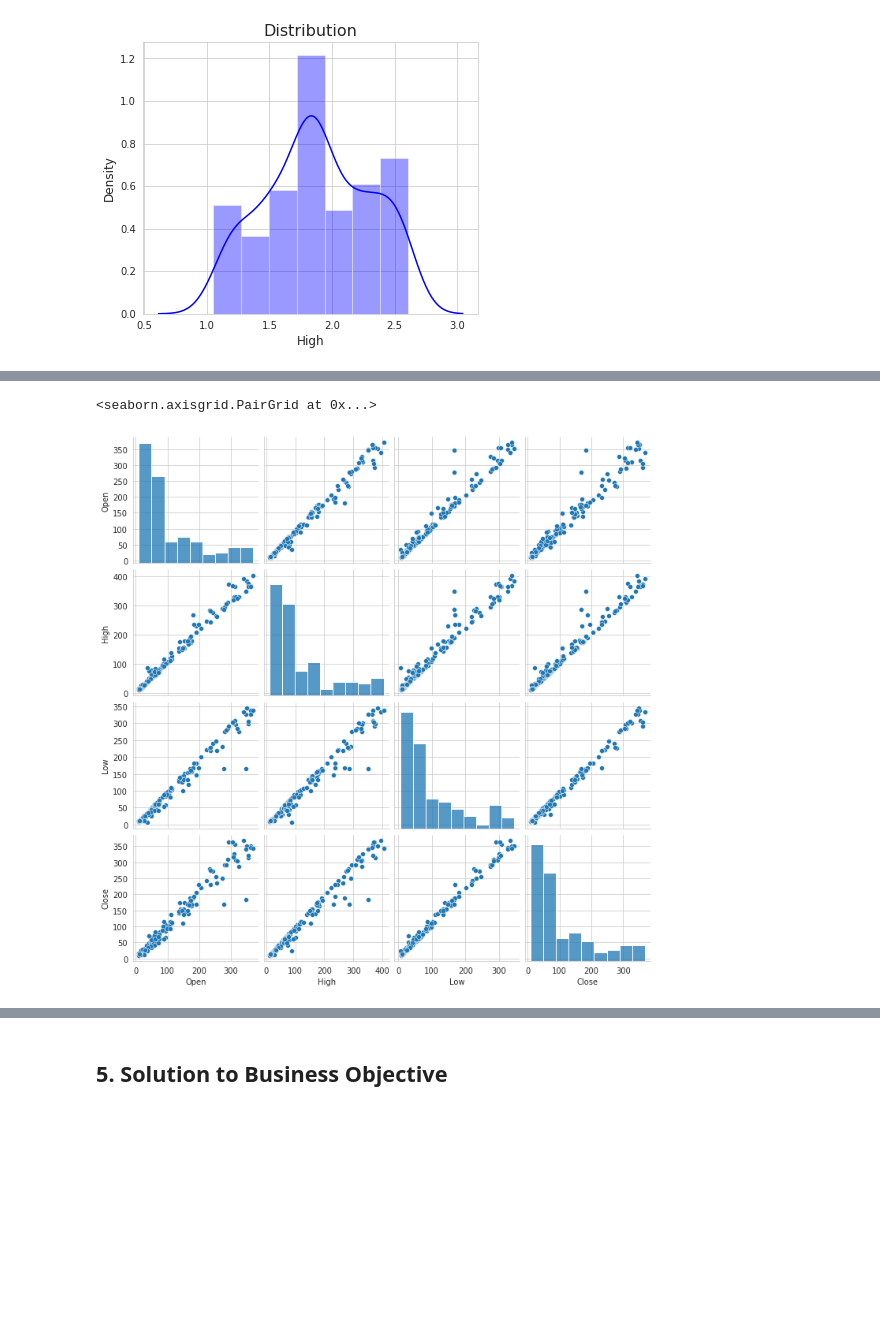
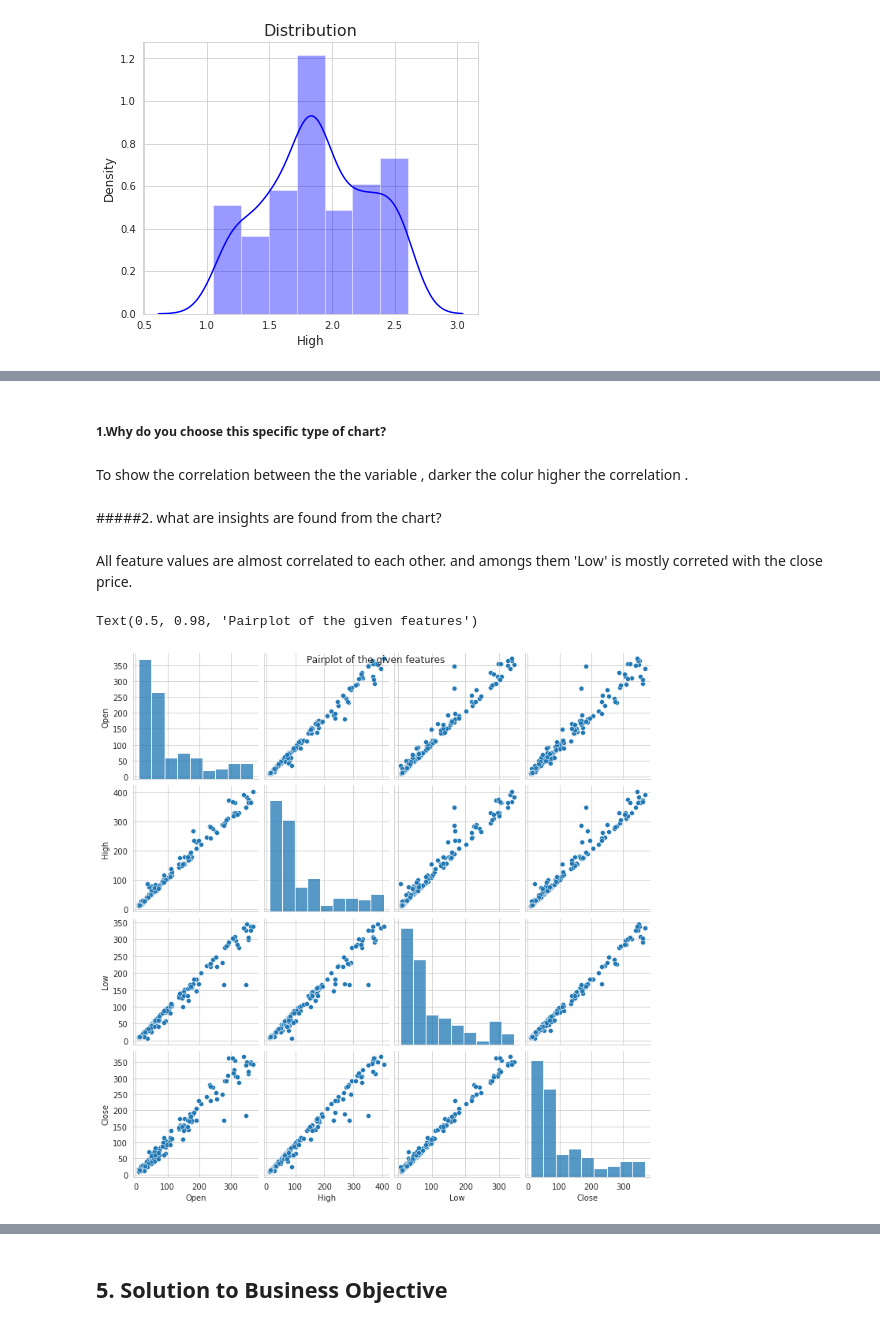
Before and after one commit to avigangarde/Capstone-II--Yes-bank-stock-close-price-prediction-Supervised-ML-Regression-, a Jupyter notebook: Capstone_II_Yes_bank_stock_close_price_prediction(Supervised_ML_Regression).ipynb, the cells around one changed output, grey strips where cells are left out. Saved outputs shown, nothing was run; the diff lists cells and outputs as text; code cells hidden in the pictures; blank space fills up the shorter version.

```diff
--- a/Capstone_II_Yes_bank_stock_close_price_prediction(Supervised_ML_Regression).ipynb
+++ b/Capstone_II_Yes_bank_stock_close_price_prediction(Supervised_ML_Regression).ipynb
@@ -578,6 +675,15 @@ plt.show()
+# %% [markdown]
+##### 1.Why do you choose this specific type of chart?
+# %% [markdown]
+To show the correlation between the the variable , darker the colur higher the correlation .
+# %% [markdown]
+#####2. what are insights are found from the chart?
+# %% [markdown]
+All  feature values are almost correlated to each other. and amongs them 'Low' is mostly correted with the close price.
 # %%
 # lets plot the pairplot to plot pairwise relationships between variables within a dataset.
-sns.pairplot(df)
+g = sns.pairplot(df)
+g.fig.suptitle("Pairplot of the given features")
 # %% [output]
-<seaborn.axisgrid.PairGrid at 0x...>
+Text(0.5, 0.98, 'Pairplot of the given features')
-[figure, old version]
+[figure, new version]
```
Also changed, not shown: parts of 34 cells of this notebook.
